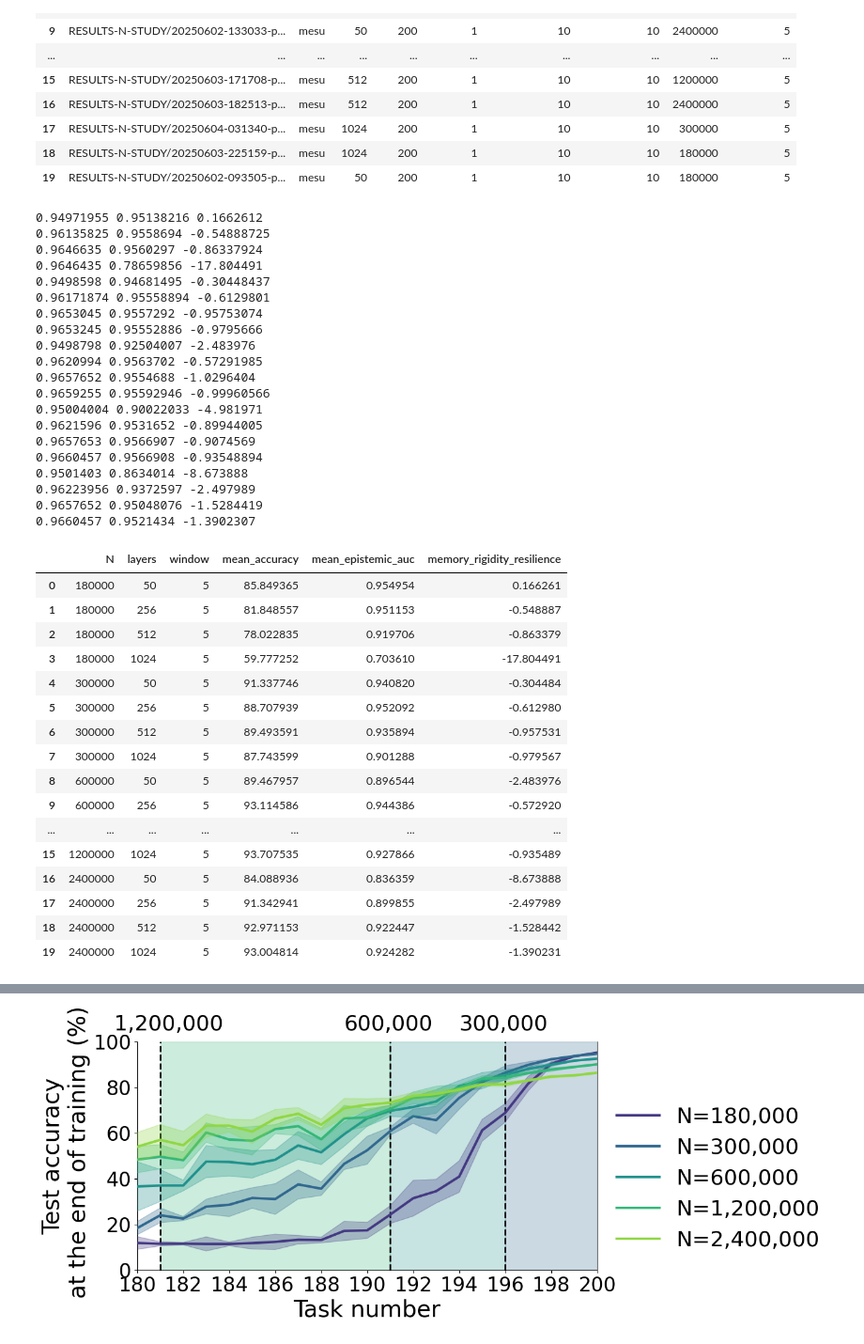
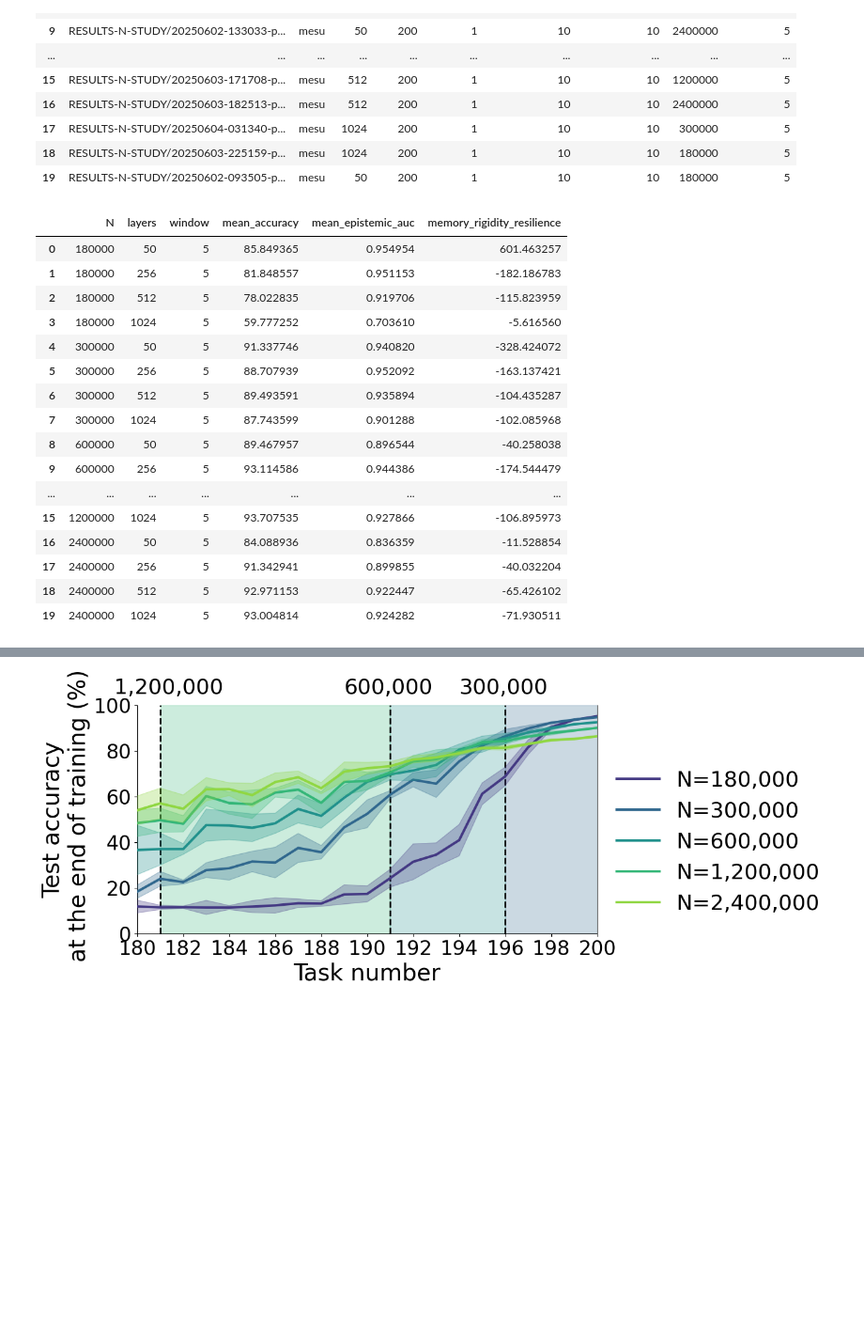
Before and after one commit to kellian-cottart/mesu-pmnist, a Jupyter notebook: figure-pmnist-N-study.ipynb, the cells around one changed output, grey strips where cells are left out. Shown at 94% size. Drawn from its saved outputs; the diff is of its cells as text; code cells hidden in the pictures; blank space fills up the shorter version.

```diff
--- a/figure-pmnist-N-study.ipynb
+++ b/figure-pmnist-N-study.ipynb
@@ -108,62 +108,42 @@ df["first_accuracies"] = [d[3] for d in data]
 df["accuracy_std"] = [d[4] for d in data]
 df = df.sort_values(by=["N", "layers"])
 # %%
-# Collect mean accuracy for each N, layers, and time window as a dataframe
+# Collect mean accuracies, epistemic AUC, and memory rigidity resilience
 time_windows = [5]
 rows = []
 for window in time_windows:
     for N in df["N"].unique():
         df_N = df[df["N"] == N]
         for idx, row in df_N.iterrows():
             mean_acc = row["accuracies"][-window:].mean() * 100
             mean_epistemic_auc = row["epistemic_auc"][-window:].mean()
-            memory_rigidity_resilience = (row["accuracies"][-1] - row["first_accuracies"][0])*100
-            print(row["first_accuracies"][0], row["accuracies"][-1], memory_rigidity_resilience)
+            memory_rigidity_resilience = 1 / (row["accuracies"][-1] - row["first_accuracies"][0])
+
             rows.append({
                 "N": int(N),
-                "layers": int(row["layers"]),
+                "layers": str(row["layers"]),
                 "window": int(window),
                 "mean_accuracy": float(mean_acc),
                 "mean_epistemic_auc": float(mean_epistemic_auc),
                 "memory_rigidity_resilience": float(memory_rigidity_resilience)
             })
-mean_acc_df = pd.DataFrame(rows)
-mean_acc_df
+result_df = pd.DataFrame(rows)
+result_df
 # %% [output]
-0.94971955 0.95138216 0.1662612
-0.96135825 0.9558694 -0.54888725
-0.9646635 0.9560297 -0.86337924
-0.9646435 0.78659856 -17.804491
-0.9498598 0.94681495 -0.30448437
-0.96171874 0.95558894 -0.6129801
-0.9653045 0.9557292 -0.95753074
-0.9653245 0.95552886 -0.9795666
-0.9498798 0.92504007 -2.483976
-0.9620994 0.9563702 -0.57291985
-0.9657652 0.9554688 -1.0296404
-0.9659255 0.95592946 -0.99960566
-0.95004004 0.90022033 -4.981971
-0.9621596 0.9531652 -0.89944005
-0.9657653 0.9566907 -0.9074569
-0.9660457 0.9566908 -0.93548894
-0.9501403 0.8634014 -8.673888
-0.96223956 0.9372597 -2.497989
-0.9657652 0.95048076 -1.5284419
-0.9660457 0.9521434 -1.3902307
 |  | N | layers | window | mean_accuracy | mean_epistemic_auc | memory_rigidity_resilience |
-| 0 | 180000 | 50 | 5 | 85.849365 | 0.954954 | 0.166261 |
-| 1 | 180000 | 256 | 5 | 81.848557 | 0.951153 | -0.548887 |
-| 2 | 180000 | 512 | 5 | 78.022835 | 0.919706 | -0.863379 |
-| 3 | 180000 | 1024 | 5 | 59.777252 | 0.703610 | -17.804491 |
-| 4 | 300000 | 50 | 5 | 91.337746 | 0.940820 | -0.304484 |
-| 5 | 300000 | 256 | 5 | 88.707939 | 0.952092 | -0.612980 |
-| 6 | 300000 | 512 | 5 | 89.493591 | 0.935894 | -0.957531 |
-| 7 | 300000 | 1024 | 5 | 87.743599 | 0.901288 | -0.979567 |
-| 8 | 600000 | 50 | 5 | 89.467957 | 0.896544 | -2.483976 |
-| 9 | 600000 | 256 | 5 | 93.114586 | 0.944386 | -0.572920 |
+| 0 | 180000 | 50 | 5 | 85.849365 | 0.954954 | 601.463257 |
+| 1 | 180000 | 256 | 5 | 81.848557 | 0.951153 | -182.186783 |
+| 2 | 180000 | 512 | 5 | 78.022835 | 0.919706 | -115.823959 |
+| 3 | 180000 | 1024 | 5 | 59.777252 | 0.703610 | -5.616560 |
+| 4 | 300000 | 50 | 5 | 91.337746 | 0.940820 | -328.424072 |
+| 5 | 300000 | 256 | 5 | 88.707939 | 0.952092 | -163.137421 |
+| 6 | 300000 | 512 | 5 | 89.493591 | 0.935894 | -104.435287 |
+| 7 | 300000 | 1024 | 5 | 87.743599 | 0.901288 | -102.085968 |
+| 8 | 600000 | 50 | 5 | 89.467957 | 0.896544 | -40.258038 |
+| 9 | 600000 | 256 | 5 | 93.114586 | 0.944386 | -174.544479 |
 | ... | ... | ... | ... | ... | ... | ... |
-| 15 | 1200000 | 1024 | 5 | 93.707535 | 0.927866 | -0.935489 |
-| 16 | 2400000 | 50 | 5 | 84.088936 | 0.836359 | -8.673888 |
-| 17 | 2400000 | 256 | 5 | 91.342941 | 0.899855 | -2.497989 |
-| 18 | 2400000 | 512 | 5 | 92.971153 | 0.922447 | -1.528442 |
-| 19 | 2400000 | 1024 | 5 | 93.004814 | 0.924282 | -1.390231 |
+| 15 | 1200000 | 1024 | 5 | 93.707535 | 0.927866 | -106.895973 |
+| 16 | 2400000 | 50 | 5 | 84.088936 | 0.836359 | -11.528854 |
+| 17 | 2400000 | 256 | 5 | 91.342941 | 0.899855 | -40.032204 |
+| 18 | 2400000 | 512 | 5 | 92.971153 | 0.922447 | -65.426102 |
+| 19 | 2400000 | 1024 | 5 | 93.004814 | 0.924282 | -71.930511 |
```
Also changed, not shown: parts of 6 cells of this notebook.
